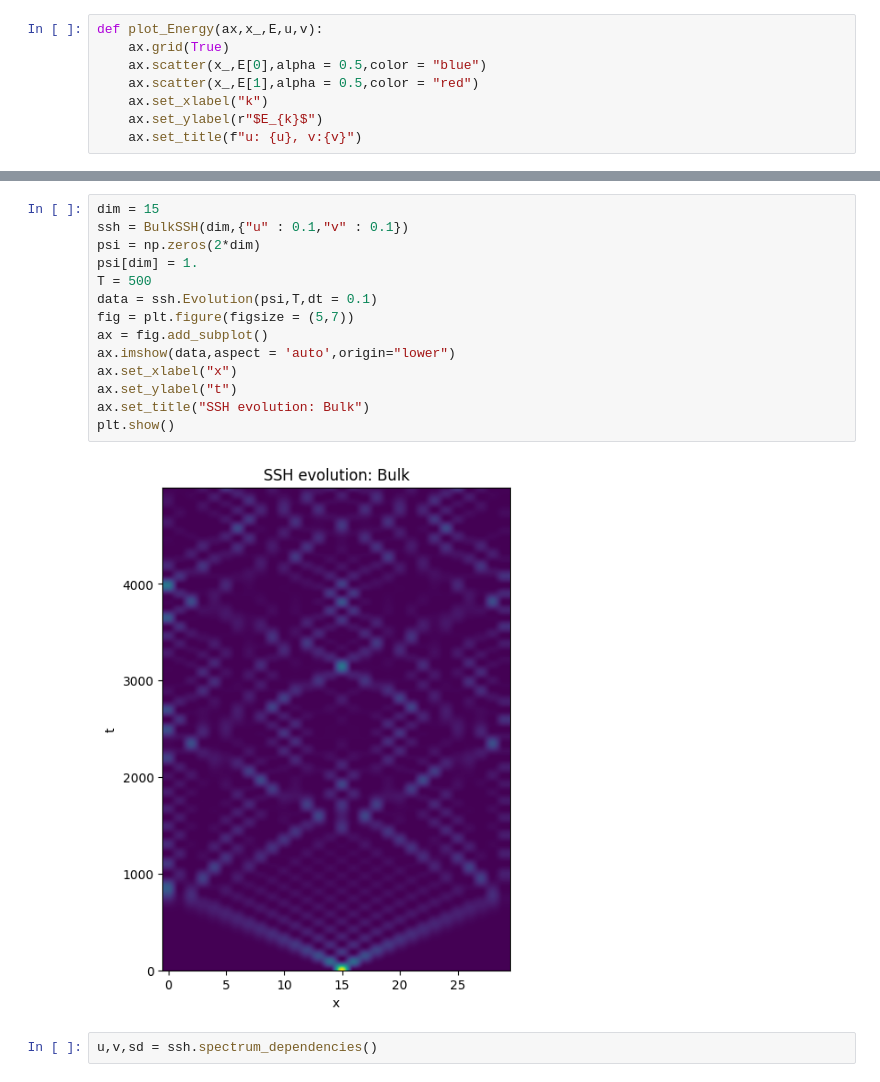
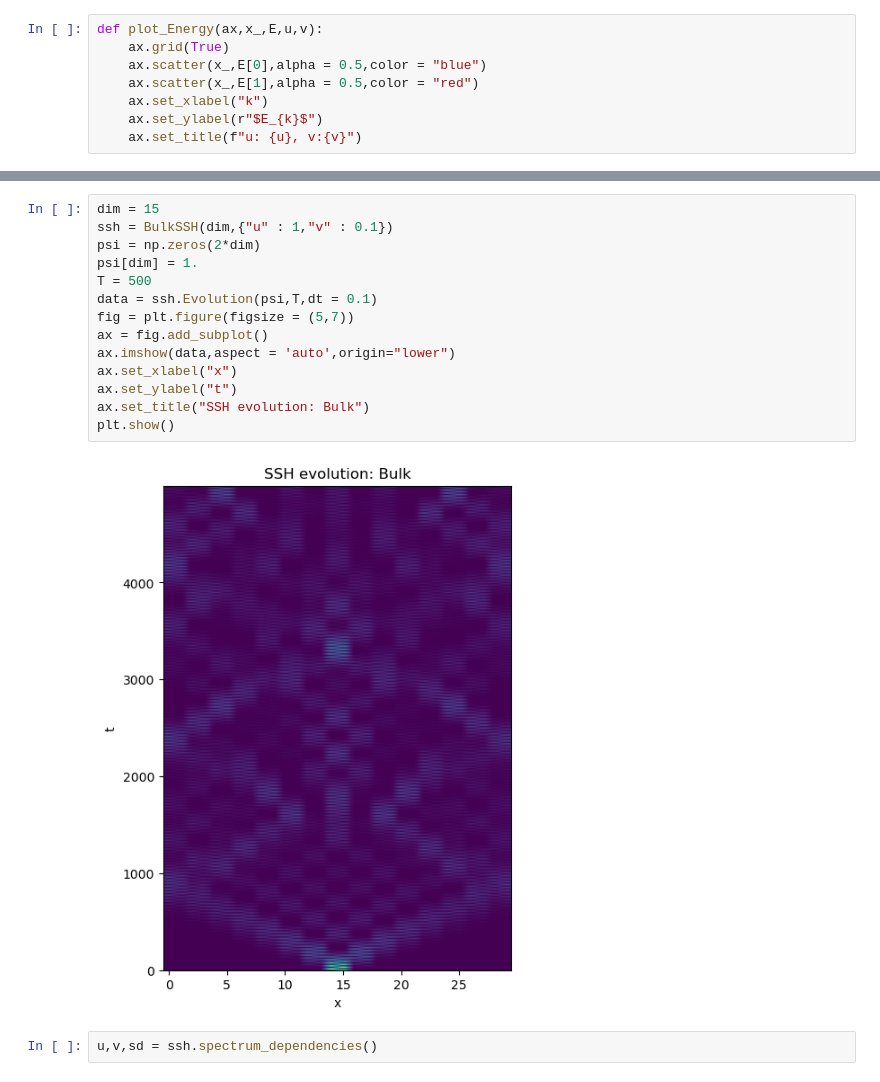
Before and after one commit to JedrekSt/NonHermitianQW, a Jupyter notebook: demo_/SSH_demo.ipynb, the cells around one changed output, grey strips where cells are left out. Drawn from its saved outputs; the diff is of its cells as text.

```diff
--- a/demo_/SSH_demo.ipynb
+++ b/demo_/SSH_demo.ipynb
@@ -63,19 +63,19 @@ plt.show()
 # %%
 dim = 15
-ssh = BulkSSH(dim,{"u" : 0.1,"v" : 0.1})
+ssh = BulkSSH(dim,{"u" : 1,"v" : 0.1})
 psi = np.zeros(2*dim)
 psi[dim] = 1.
 T = 500
 data = ssh.Evolution(psi,T,dt = 0.1)
 fig = plt.figure(figsize = (5,7))
 ax = fig.add_subplot()
 ax.imshow(data,aspect = 'auto',origin="lower")
 ax.set_xlabel("x")
 ax.set_ylabel("t")
 ax.set_title("SSH evolution: Bulk")
 plt.show()
 # %% [output]
-[figure, old version]
+[figure, new version]
 # %%
 u,v,sd = ssh.spectrum_dependencies()
 # %%
```
Also changed, not shown: parts of 8 cells of this notebook, 1 other file.
